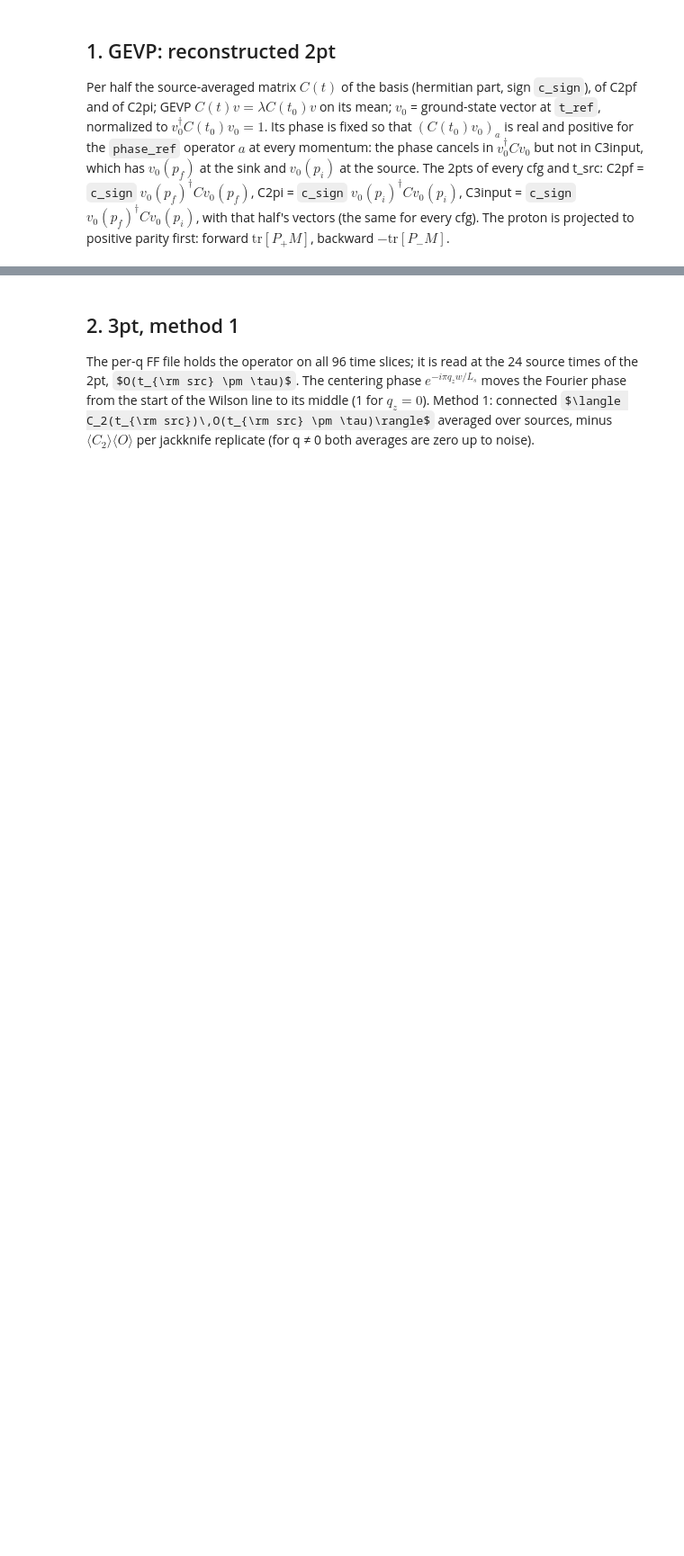
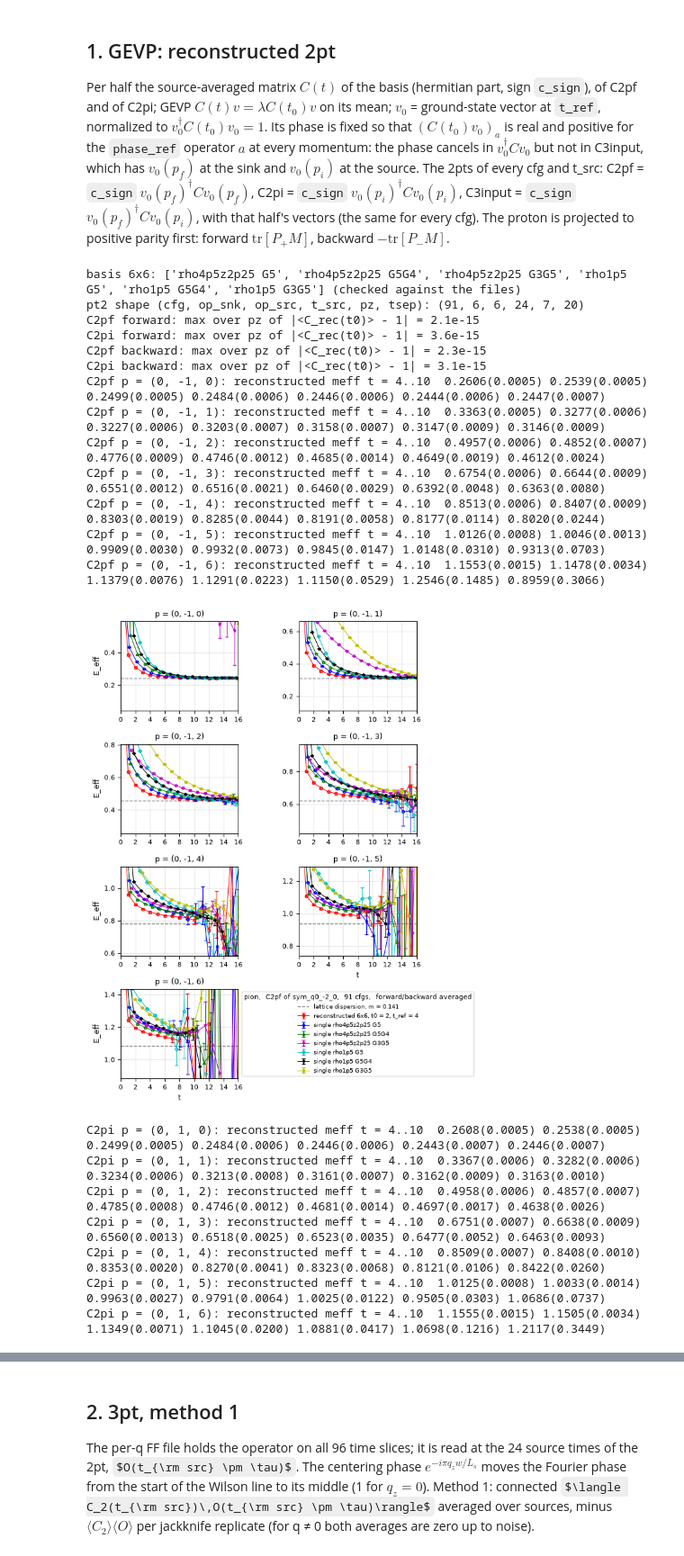
Before and after one commit to sichengl/GLUON_ANALYSIS_MANUAL, a Jupyter notebook: local_analysis/final_production_delta/gevp_3pt_ratio_fit_offforward.ipynb, the cells around one changed output, grey strips where cells are left out. Shown at 90% size. Saved outputs shown, nothing was run; the diff lists cells and outputs as text; code cells hidden in the pictures; some formulas as TeX source; blank space fills up the shorter version.

```diff
--- a/local_analysis/final_production_delta/gevp_3pt_ratio_fit_offforward.ipynb
+++ b/local_analysis/final_production_delta/gevp_3pt_ratio_fit_offforward.ipynb
@@ -29,7 +29,7 @@ FF_dir = here                                               # per-q FF files (pa
 
 hadron = "pion"                                             # "pion" or "proton"
 frame = "sym"                                               # "forward" (q = 0), "sym" or "asy", as in delta_package_byq.py
-q = [2, 0, 0]                                               # momentum transfer in units of 2pi/L: P_f = P_i + q
+q = [0, -2, 0]                                               # momentum transfer in units of 2pi/L: P_f = P_i + q
 q_average_list = [[2, 0, 0], [-2, 0, 0], [0, 2, 0], [0, -2, 0]]   # section 3b: equivalent q of this frame to average, each run through sections 1-3 first
 
 #GEVP basis (section 1): smear 0 = [4.5, 2.25, 0.8], 1 = [1.5, 1.5, 0];  gamma 0 = G5, 1 = G5G4, 2 = G3G5
@@ -73,7 +73,7 @@ kin_tag = f"{frame}_{q_tag}"
 out_dir = f"{here}/final_production/{kin_tag}"              # everything this notebook writes
 pack_file = {}
 for role in ["C3input", "C2pf", "C2pi"]:                    # at q = 0 (forward) the C3input file is also the C2pf and the C2pi file
-    found = glob.glob(f"{pack_dir}/2pt_*_GEVP_{kin_tag}_{'C3input' if frame == 'forward' else role}_*_{hadron}.h5")
+    found = glob.glob(f"{pack_dir}/2pt_*_GEVP_{kin_tag}_{'C3input' if frame == 'forward' else role}_*_{hadron}{'_projected' if hadron == 'proton' else ''}.h5")
     assert found, f"no {role} file of the {hadron} at {kin_tag} in {pack_dir}"
     pack_file[role] = max(found, key=ncfg_of)               # the file with the most cfgs
 found = glob.glob(f"{FF_dir}/FF_hyp*_{q_tag}_ncfg*.h5")
@@ -132,7 +139,7 @@ def read_basis(path):
     with h5py.File(path, "r") as f:
         pt2 = {}
         for half in ["forward", "backward"]:
-            if hadron == "proton":                          # positive parity, one cfg at a time (the proton files are several GB)
+            if hadron == "proton" and "dirac_sink" in f.attrs["dim_pt2"]:   # open Dirac indices: positive parity, one cfg at a time (these files are several GB); _projected files are read as they are
                 proj = f["parity_p"][:] if half == "forward" else -f["parity_m"][:]
                 pt2[half] = np.stack([np.einsum("kl,abcdlktpT->abcdtpT", proj, f[f"pt2_{half}"][ic]) for ic in range(n_cfg)])
             else:
@@ -252,30 +259,52 @@ with h5py.File(rec_path, "w") as f:
     for role in ["C3input", "C2pf", "C2pi"]:
         for half in ["forward", "backward"]:
             f.create_dataset(f"pt2_{role}_{half}", data=pt2_rec[role, half])        # (cfg, t_src, pz, tsep)
     for role in momenta:
         for half in ["forward", "backward"]:
             f.create_dataset(f"v0_{role}_{half}", data=v0[role, half])             # (pz, op)
     f.create_dataset("cfg_list", data=cfg_list)
     f.create_dataset("t_src_list", data=t_src_list)
     f.create_dataset("q", data=np.array(q))
     f.create_dataset("pf_list", data=pf_list)                               # (pz, 3): p_f
     f.create_dataset("pi_list", data=pi_list)                               # (pz, 3): p_i = p_f - q
     f.create_dataset("smear_use", data=np.array(smear_use))
     f.create_dataset("gamma_use", data=np.array(gamma_use))
     f.create_dataset("smear_list", data=smear_list[smear_use])              # rows [rho_T, rho_z, mom_frac] of the smearings used
     f.create_dataset("operator_labels", data=np.array(op_labels, dtype=h5py.string_dtype()))
     f.attrs["hadron"] = hadron
     f.attrs["frame"] = frame
     f.attrs["dim_pt2"] = "cfg, t_src, pz, tsep"
     f.attrs["dim_v0"] = f"pz, op;  operator a = {n_gamma} * i_smear + i_gamma, i_smear over smear_use, i_gamma over gamma_use"
     f.attrs["t0"] = t0
     f.attrs["t_ref"] = t_ref
     f.attrs["c_sign"] = c_sign
     f.attrs["gevp"] = (f"per half: C(t) = c_sign * hermitian part of the t_src-averaged matrix of the {n_op} operators, of C2pf (at p_f) and of C2pi (at p_i); "
                        f"GEVP C(t) v = lambda C(t0) v on its mean over cfgs (Cholesky of C(t0)); v0 = ground-state vector at t_ref, normalized to v0^dag C(t0) v0 = 1; "
                        f"per cfg and t_src with that half's vectors (the same for every cfg): pt2_C2pf = c_sign v0(p_f)^dag C2pf v0(p_f), "
                        f"pt2_C2pi = c_sign v0(p_i)^dag C2pi v0(p_i), pt2_C3input = c_sign v0(p_f)^dag C3input v0(p_i)")
     f.attrs["v0_phase"] = f"(C(t0) v0)[a] real and positive for operator a = {a_ref} ({op_labels[a_ref]}) at every momentum: its ground-state overlap is taken real and positive"
     f.attrs["proton_projection"] = "forward tr[P+ M], backward -tr[P- M] before the GEVP" if hadron == "proton" else "none (pion)"
     f.attrs["source_files"] = json.dumps(pack_file)
 print("saved", rec_path)
+# %% [output]
+basis 6x6: ['rho4p5z2p25 G5', 'rho4p5z2p25 G5G4', 'rho4p5z2p25 G3G5', 'rho1p5 G5', 'rho1p5 G5G4', 'rho1p5 G3G5'] (checked against the files)
+pt2 shape (cfg, op_snk, op_src, t_src, pz, tsep): (91, 6, 6, 24, 7, 20)
+C2pf forward: max over pz of |<C_rec(t0)> - 1| = 2.1e-15
+C2pi forward: max over pz of |<C_rec(t0)> - 1| = 3.6e-15
+C2pf backward: max over pz of |<C_rec(t0)> - 1| = 2.3e-15
+C2pi backward: max over pz of |<C_rec(t0)> - 1| = 3.1e-15
+C2pf p = (0, -1, 0): reconstructed meff t = 4..10  0.2606(0.0005) 0.2539(0.0005) 0.2499(0.0005) 0.2484(0.0006) 0.2446(0.0006) 0.2444(0.0006) 0.2447(0.0007)
+C2pf p = (0, -1, 1): reconstructed meff t = 4..10  0.3363(0.0005) 0.3277(0.0006) 0.3227(0.0006) 0.3203(0.0007) 0.3158(0.0007) 0.3147(0.0009) 0.3146(0.0009)
+C2pf p = (0, -1, 2): reconstructed meff t = 4..10  0.4957(0.0006) 0.4852(0.0007) 0.4776(0.0009) 0.4746(0.0012) 0.4685(0.0014) 0.4649(0.0019) 0.4612(0.0024)
+C2pf p = (0, -1, 3): reconstructed meff t = 4..10  0.6754(0.0006) 0.6644(0.0009) 0.6551(0.0012) 0.6516(0.0021) 0.6460(0.0029) 0.6392(0.0048) 0.6363(0.0080)
+C2pf p = (0, -1, 4): reconstructed meff t = 4..10  0.8513(0.0006) 0.8407(0.0009) 0.8303(0.0019) 0.8285(0.0044) 0.8191(0.0058) 0.8177(0.0114) 0.8020(0.0244)
+C2pf p = (0, -1, 5): reconstructed meff t = 4..10  1.0126(0.0008) 1.0046(0.0013) 0.9909(0.0030) 0.9932(0.0073) 0.9845(0.0147) 1.0148(0.0310) 0.9313(0.0703)
+C2pf p = (0, -1, 6): reconstructed meff t = 4..10  1.1553(0.0015) 1.1478(0.0034) 1.1379(0.0076) 1.1291(0.0223) 1.1150(0.0529) 1.2546(0.1485) 0.8959(0.3066)
+[figure, added]
+C2pi p = (0, 1, 0): reconstructed meff t = 4..10  0.2608(0.0005) 0.2538(0.0005) 0.2499(0.0005) 0.2484(0.0006) 0.2446(0.0006) 0.2443(0.0007) 0.2446(0.0007)
+C2pi p = (0, 1, 1): reconstructed meff t = 4..10  0.3367(0.0006) 0.3282(0.0006) 0.3234(0.0006) 0.3213(0.0008) 0.3161(0.0007) 0.3162(0.0009) 0.3163(0.0010)
+C2pi p = (0, 1, 2): reconstructed meff t = 4..10  0.4958(0.0006) 0.4857(0.0007) 0.4785(0.0008) 0.4746(0.0012) 0.4681(0.0014) 0.4697(0.0017) 0.4638(0.0026)
+C2pi p = (0, 1, 3): reconstructed meff t = 4..10  0.6751(0.0007) 0.6638(0.0009) 0.6560(0.0013) 0.6518(0.0025) 0.6523(0.0035) 0.6477(0.0052) 0.6463(0.0093)
+C2pi p = (0, 1, 4): reconstructed meff t = 4..10  0.8509(0.0007) 0.8408(0.0010) 0.8353(0.0020) 0.8270(0.0041) 0.8323(0.0068) 0.8121(0.0106) 0.8422(0.0260)
+C2pi p = (0, 1, 5): reconstructed meff t = 4..10  1.0125(0.0008) 1.0033(0.0014) 0.9963(0.0027) 0.9791(0.0064) 1.0025(0.0122) 0.9505(0.0303) 1.0686(0.0737)
+C2pi p = (0, 1, 6): reconstructed meff t = 4..10  1.1555(0.0015) 1.1505(0.0034) 1.1349(0.0071) 1.1045(0.0200) 1.0881(0.0417) 1.0698(0.1216) 1.2117(0.3449)
```
Also changed, not shown: parts of 8 cells of this notebook, 6 other files.
